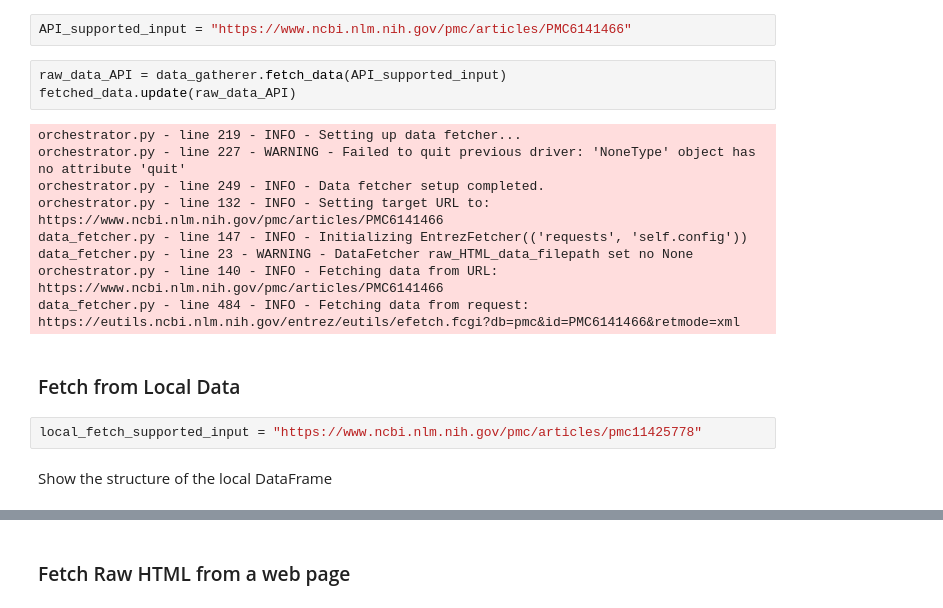
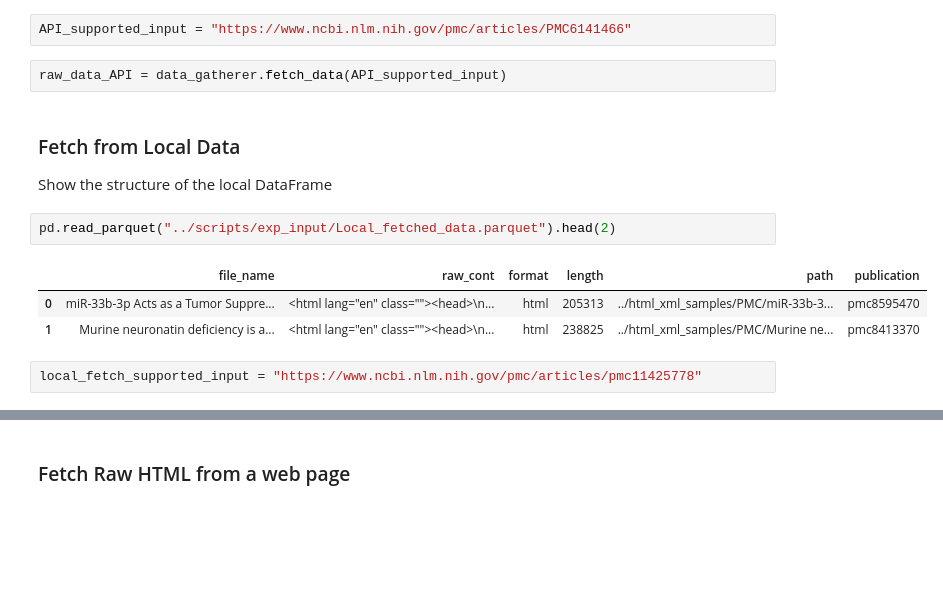
Before and after one commit to VIDA-NYU/data-gatherer, a Jupyter notebook: docs/example_notebook.ipynb, the cells around one changed output, grey strips where cells are left out. Cells and saved outputs as stored; diff of their text form; blank space fills up the shorter version.

```diff
--- a/docs/example_notebook.ipynb
+++ b/docs/example_notebook.ipynb
@@ -38,21 +32,17 @@ When the API is supported (for now only PubMedCentral), the fetcher will use the
 API_supported_input = "https://www.ncbi.nlm.nih.gov/pmc/articles/PMC6141466"
 # %%
 raw_data_API = data_gatherer.fetch_data(API_supported_input)
-fetched_data.update(raw_data_API)
-# %% [output]
-orchestrator.py - line 219 - INFO - Setting up data fetcher...
-orchestrator.py - line 227 - WARNING - Failed to quit previous driver: 'NoneType' object has no attribute 'quit'
-orchestrator.py - line 249 - INFO - Data fetcher setup completed.
-orchestrator.py - line 132 - INFO - Setting target URL to: https://www.ncbi.nlm.nih.gov/pmc/articles/PMC6141466
-data_fetcher.py - line 147 - INFO - Initializing EntrezFetcher(('requests', 'self.config'))
-data_fetcher.py - line 23 - WARNING - DataFetcher raw_HTML_data_filepath set no None
-orchestrator.py - line 140 - INFO - Fetching data from URL: https://www.ncbi.nlm.nih.gov/pmc/articles/PMC6141466
-data_fetcher.py - line 484 - INFO - Fetching data from request: https://eutils.ncbi.nlm.nih.gov/entrez/eutils/efetch.fcgi?db=pmc&id=PMC6141466&retmode=xml
 # %% [markdown]
 ### Fetch from Local Data
+
+Show the structure of the local DataFrame
+# %%
+pd.read_parquet("../scripts/exp_input/Local_fetched_data.parquet").head(2)
+# %% [output]
+|  | file_name | raw_cont | format | length | path | publication |
+| 0 | miR-33b-3p Acts as a Tumor Suppre... | <html lang="en" class=""><head>\n... | html | 205313 | ../html_xml_samples/PMC/miR-33b-3... | pmc8595470 |
+| 1 | Murine neuronatin deficiency is a... | <html lang="en" class=""><head>\n... | html | 238825 | ../html_xml_samples/PMC/Murine ne... | pmc8413370 |
 # %%
 local_fetch_supported_input = "https://www.ncbi.nlm.nih.gov/pmc/articles/pmc11425778"
-# %% [markdown]
-Show the structure of the local DataFrame
 # %%
 raw_data_local = data_gatherer.fetch_data(local_fetch_supported_input, local_fetch_file="../scripts/exp_input/Local_fetched_data.parquet")
```
Also changed, not shown: parts of 15 cells of this notebook.
